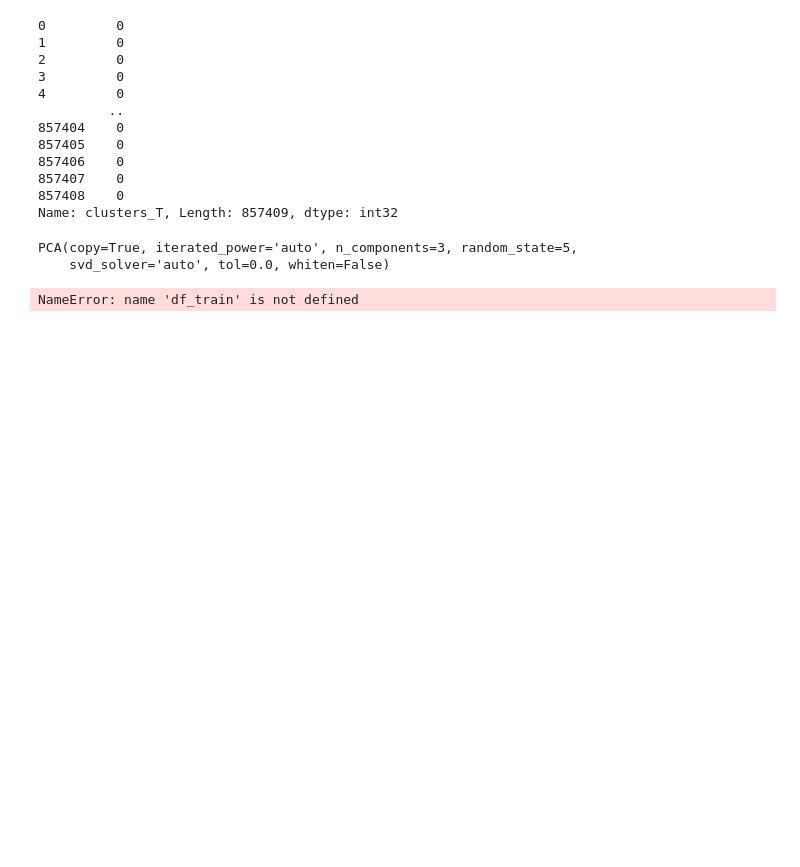
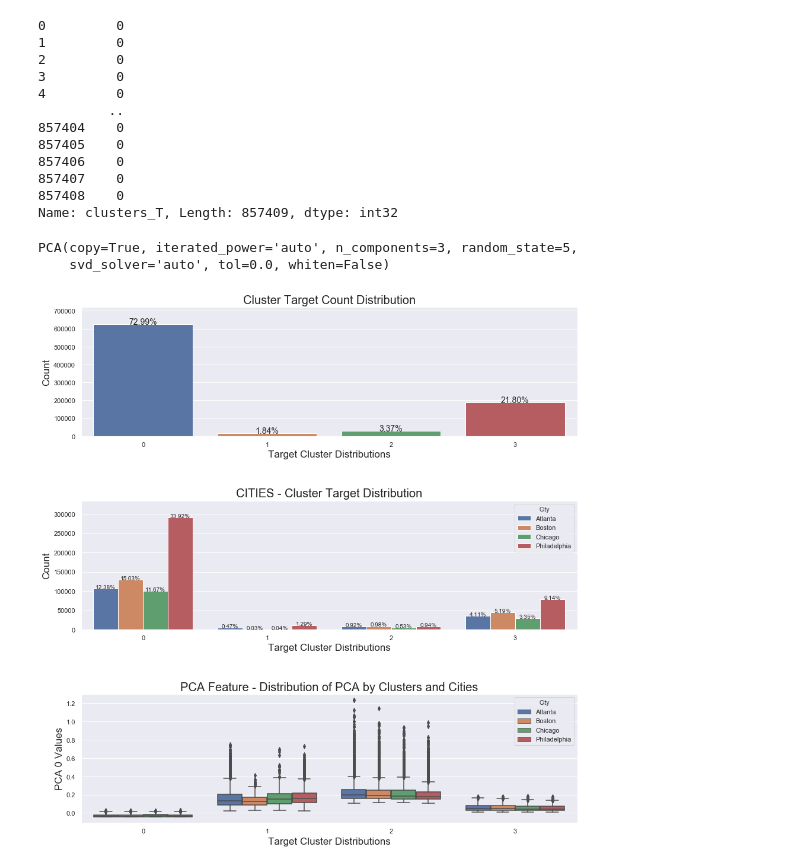
Before and after one commit to emagnusson88/geotab-intersection, a Jupyter notebook: import & visualization_dn.ipynb, the cells around one changed output. Saved outputs shown, nothing was run; the diff lists cells and outputs as text; code cells hidden in the pictures; blank space fills up the shorter version.

```diff
--- a/import & visualization_dn.ipynb
+++ b/import & visualization_dn.ipynb
@@ -570,14 +570,14 @@ pca
 PCA(copy=True, iterated_power='auto', n_components=3, random_state=5,
     svd_solver='auto', tol=0.0, whiten=False)
 # %%
-tmp = pd.crosstab(df_train['City'], df_train['clusters_T'],
+tmp = pd.crosstab(train['City'], train['clusters_T'],
                   normalize='columns').unstack('City').reset_index().rename(columns={0:"perc"})
 
-total = len(df_train)
+total = len(train)
 plt.figure(figsize=(15,16))
 
 plt.subplot(311)
-g = sns.countplot(x="clusters_T", data=df_train)
+g = sns.countplot(x="clusters_T", data=train)
 g.set_title("Cluster Target Count Distribution", fontsize=20)
 g.set_ylabel("Count",fontsize= 17)
 g.set_xlabel("Target Cluster Distributions", fontsize=17)
@@ -589,33 +589,33 @@ for p in g.patches:
             height + 3,
             '{:1.2f}%'.format(height/total*100),
             ha="center", fontsize=14)
 g.set_ylim(0, max(sizes) * 1.15)
 
 plt.subplot(312)
-g1 = sns.countplot(x="clusters_T", data=df_train, hue='City')
+g1 = sns.countplot(x="clusters_T", data=train, hue='City')
 g1.set_title("CITIES - Cluster Target Distribution", fontsize=20)
 g1.set_ylabel("Count",fontsize= 17)
 g1.set_xlabel("Target Cluster Distributions", fontsize=17)
 sizes=[]
 for p in g1.patches:
     height = p.get_height()
     sizes.append(height)
     g1.text(p.get_x()+p.get_width()/2.,
             height + 3,
             '{:1.2f}%'.format(height/total*100),
             ha="center", fontsize=10)
 g1.set_ylim(0, max(sizes) * 1.15)
 
 plt.subplot(313)
 g1 = sns.boxplot(x="clusters_T", y='Target_PCA0',
-                 data=df_train, hue='City')
+                 data=train, hue='City')
 g1.set_title("PCA Feature - Distribution of PCA by Clusters and Cities",
              fontsize=20)
 g1.set_ylabel("PCA 0 Values",fontsize= 17)
 g1.set_xlabel("Target Cluster Distributions", fontsize=17)
 
 plt.subplots_adjust(hspace = 0.5)
 
 plt.show()
 # %% [output]
-NameError: name 'df_train' is not defined
+[figure, added]
```
